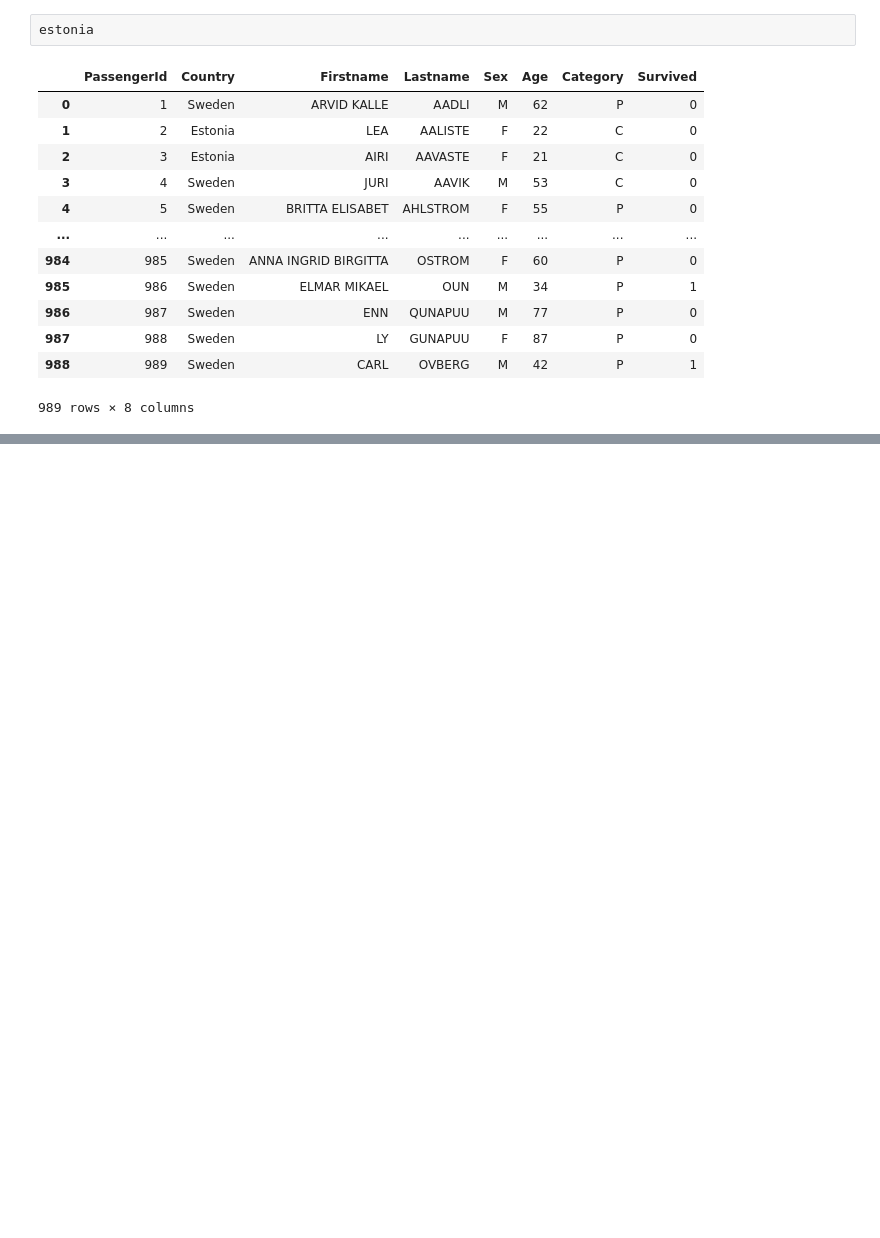
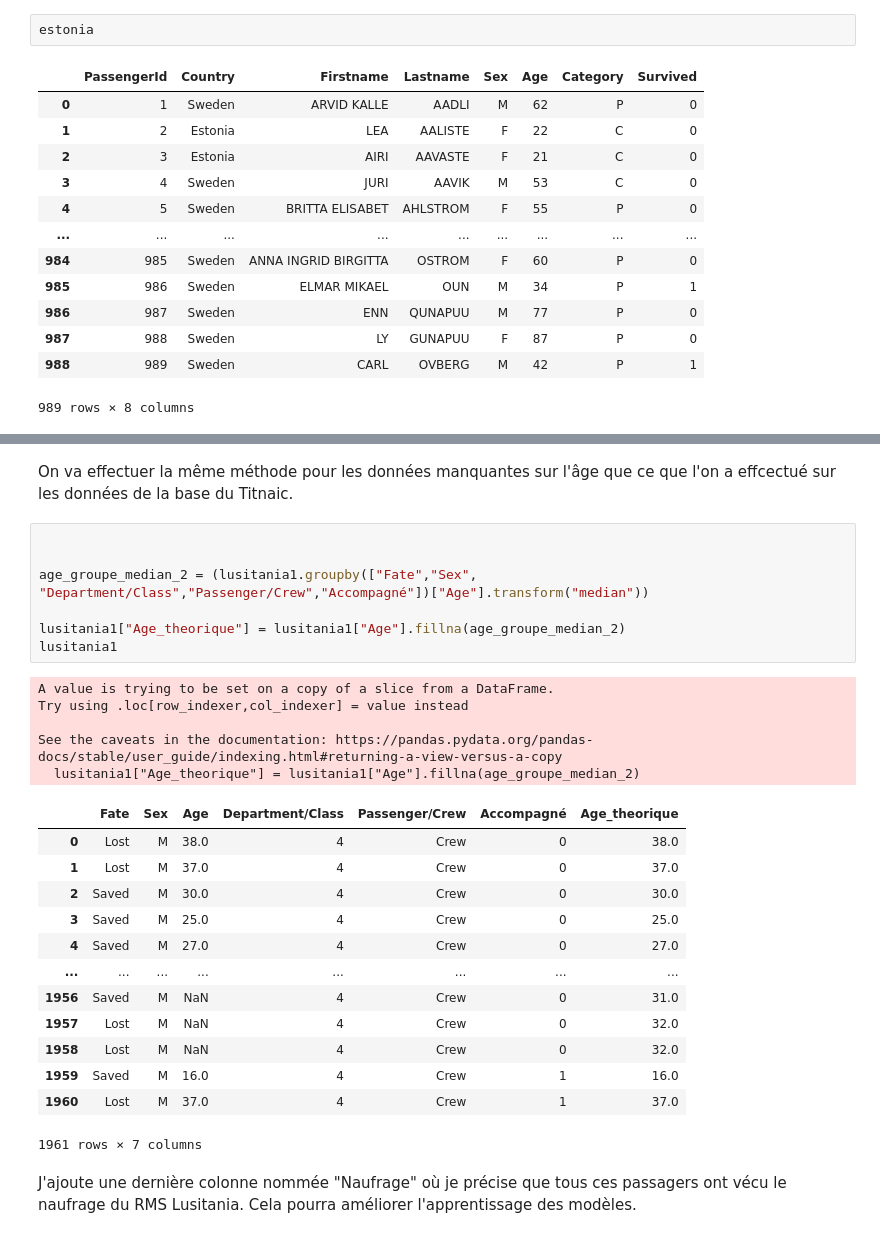
Before and after one commit to dariusbengo/Prediction-de-survie-aux-naufrages, a Jupyter notebook: Prediction_survie_aux_naufrages.ipynb, the cells around one changed output, grey strips where cells are left out. Drawn from its saved outputs; the diff is of its cells as text; blank space fills up the shorter version.

```diff
--- a/Prediction_survie_aux_naufrages.ipynb
+++ b/Prediction_survie_aux_naufrages.ipynb
@@ -112,0 +305,30 @@ mettre les sexes sur le meme label
+# %% [markdown]
+On va effectuer la même méthode pour les données manquantes sur l'âge que ce que l'on a effcectué sur les données de la base du Titnaic.
+# %%
+
+
+age_groupe_median_2 = (lusitania1.groupby(["Fate","Sex", "Department/Class","Passenger/Crew","Accompagné"])["Age"].transform("median"))
+
+lusitania1["Age_theorique"] = lusitania1["Age"].fillna(age_groupe_median_2)
+lusitania1
+# %% [output]
+A value is trying to be set on a copy of a slice from a DataFrame.
+Try using .loc[row_indexer,col_indexer] = value instead
+
+See the caveats in the documentation: https://pandas.pydata.org/pandas-docs/stable/user_guide/indexing.html#returning-a-view-versus-a-copy
+  lusitania1["Age_theorique"] = lusitania1["Age"].fillna(age_groupe_median_2)
+|  | Fate | Sex | Age | Department/Class | Passenger/Crew | Accompagné | Age_theorique |
+| 0 | Lost | M | 38.0 | 4 | Crew | 0 | 38.0 |
+| 1 | Lost | M | 37.0 | 4 | Crew | 0 | 37.0 |
+| 2 | Saved | M | 30.0 | 4 | Crew | 0 | 30.0 |
+| 3 | Saved | M | 25.0 | 4 | Crew | 0 | 25.0 |
+| 4 | Saved | M | 27.0 | 4 | Crew | 0 | 27.0 |
+| ... | ... | ... | ... | ... | ... | ... | ... |
+| 1956 | Saved | M | NaN | 4 | Crew | 0 | 31.0 |
+| 1957 | Lost | M | NaN | 4 | Crew | 0 | 32.0 |
+| 1958 | Lost | M | NaN | 4 | Crew | 0 | 32.0 |
+| 1959 | Saved | M | 16.0 | 4 | Crew | 1 | 16.0 |
+| 1960 | Lost | M | 37.0 | 4 | Crew | 1 | 37.0 |
+1961 rows × 7 columns
+# %% [markdown]
+J'ajoute une dernière colonne nommée "Naufrage" où je précise que tous ces passagers ont vécu le naufrage du RMS Lusitania. Cela pourra améliorer l'apprentissage des modèles.
```
Also changed, not shown: parts of 42 cells of this notebook, 4 other files.
